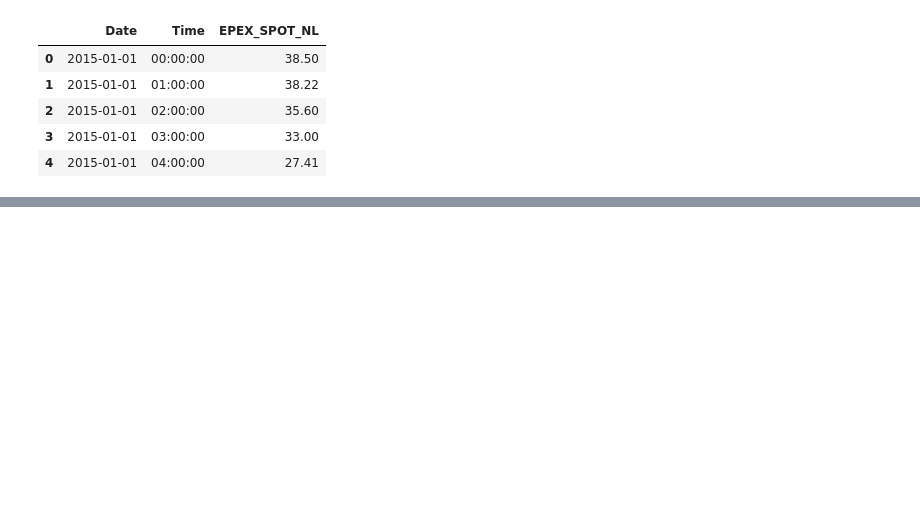
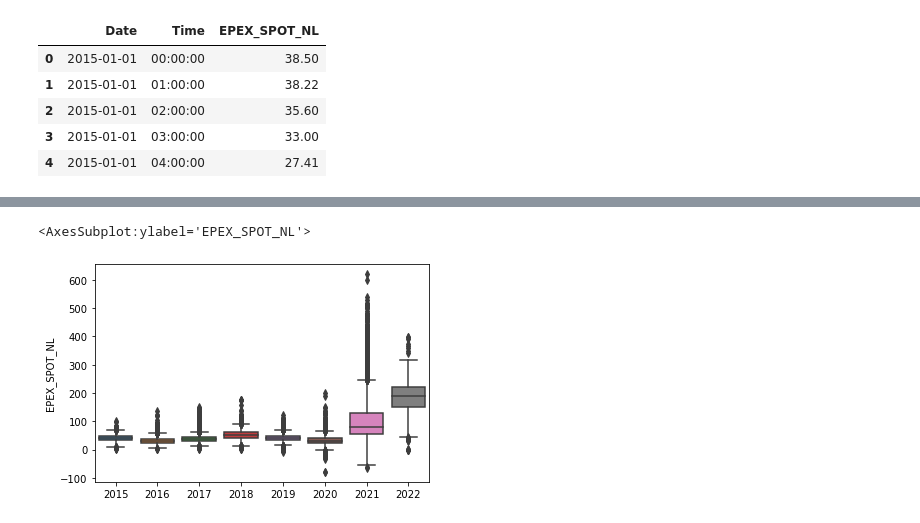
Before and after one commit to tomrigt/PPAnalytics, a Jupyter notebook: ML_epex.ipynb, the cells around one changed output, grey strips where cells are left out. Drawn from its saved outputs; the diff is of its cells as text; code cells hidden in the pictures; blank space fills up the shorter version.

```diff
--- a/ML_epex.ipynb
+++ b/ML_epex.ipynb
@@ -21,0 +71,6 @@ plt.show()
+# %%
+# Plot yearly data
+sns.boxplot(x =df.index.year, y='EPEX_SPOT_NL', data = df)
+# %% [output]
+<AxesSubplot:ylabel='EPEX_SPOT_NL'>
+[figure, added]
```
Also changed, not shown: parts of 9 cells of this notebook.
